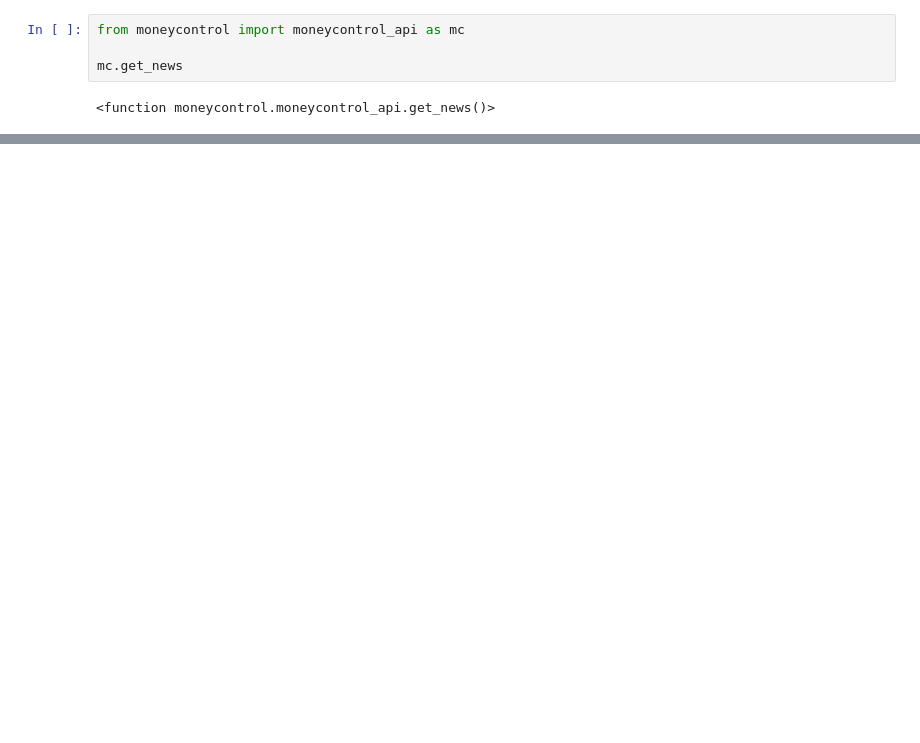
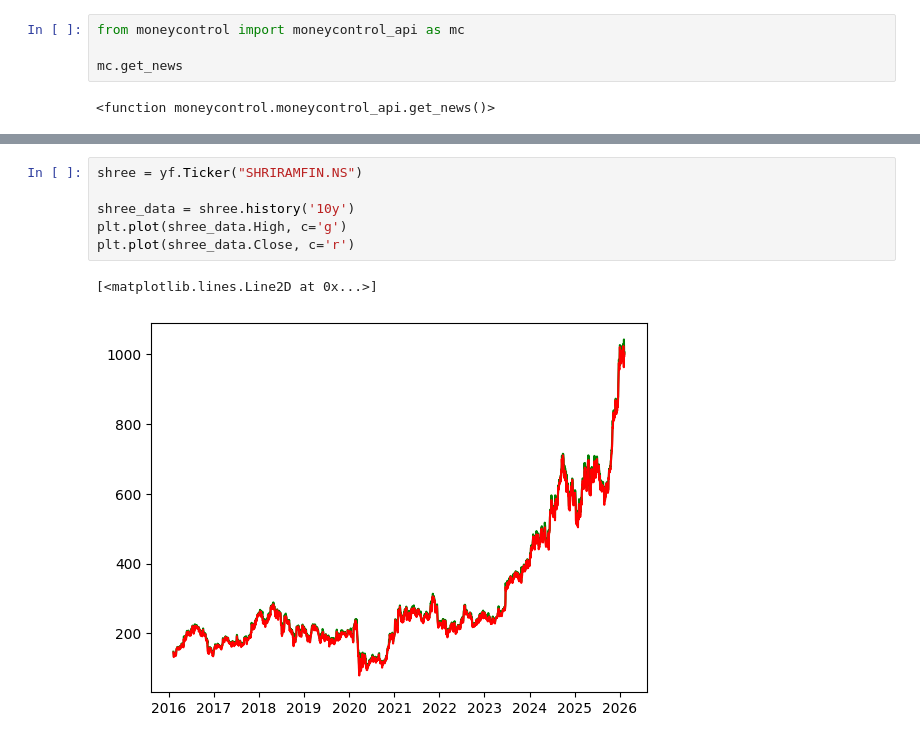
Before and after one commit to AayushJ91/Stocks-Sentiment-Analysis, a Jupyter notebook: Trials/ExtractingData.ipynb, the cells around one changed output, grey strips where cells are left out. Saved outputs shown, nothing was run; the diff lists cells and outputs as text; blank space fills up the shorter version.

```diff
--- a/Trials/ExtractingData.ipynb
+++ b/Trials/ExtractingData.ipynb
@@ -73,0 +82,9 @@ mc.get_news
+# %%
+shree = yf.Ticker("SHRIRAMFIN.NS")
+
+shree_data = shree.history('10y')
+plt.plot(shree_data.High, c='g')
+plt.plot(shree_data.Close, c='r')
+# %% [output]
+[<matplotlib.lines.Line2D at 0x...>]
+[figure, added]
```
Also changed, not shown: parts of 12 cells of this notebook, 3 other files.
